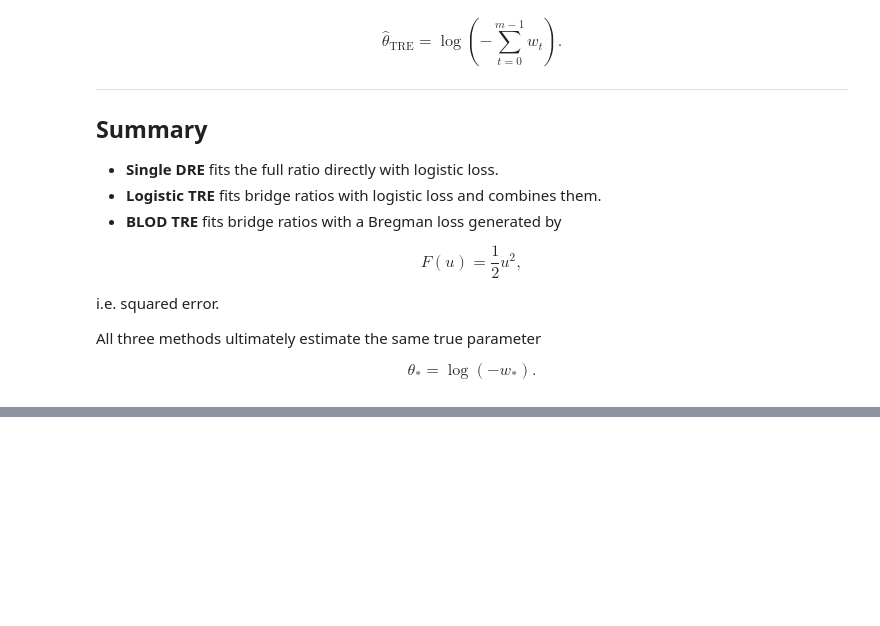
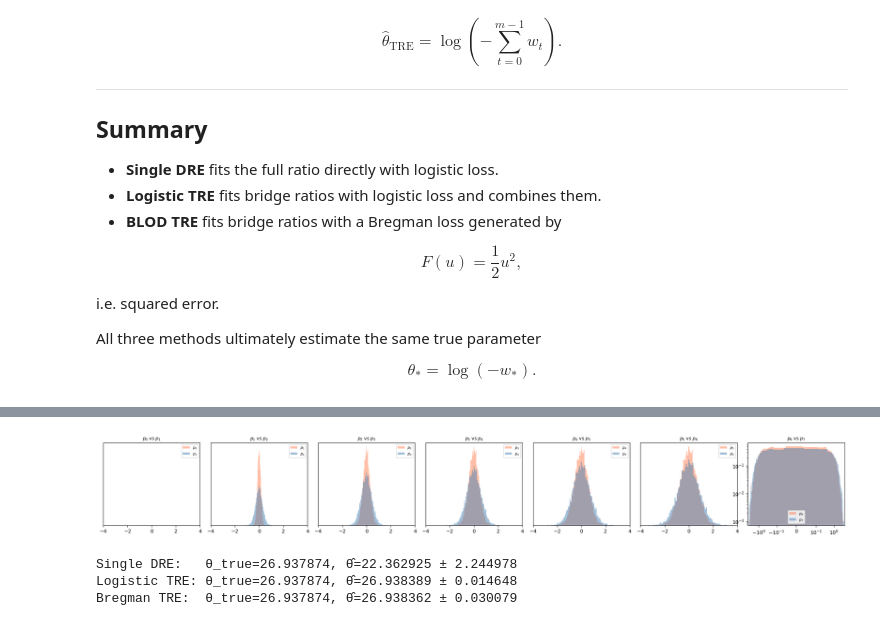
Before and after one commit to kostaspanagiotakis/BLOD, a Jupyter notebook: TRE/TRE_test.ipynb, the cells around one changed output, grey strips where cells are left out. Saved outputs shown, nothing was run; the diff lists cells and outputs as text; code cells hidden in the pictures; blank space fills up the shorter version.

```diff
--- a/TRE/TRE_test.ipynb
+++ b/TRE/TRE_test.ipynb
@@ -3021,0 +3342,44 @@ plot_mi_vs_dimension(
+# %%
+import numpy as np
+from scipy.stats import norm
+import matplotlib.pyplot as plt
+from scipy.optimize import minimize_scalar
+
+MU = 0.0
+p_0 = norm(MU, 1e-6)  # sharp target
+p_m = norm(MU, 1.0)   # broad reference
+# %%
+### Waymarks, bridges and ratios ###
+def make_waymarks(n, N=10_000):
+    a = np.linspace(p_0.std(), p_m.std(), n)
+    x0, xm = p_0.rvs(N, random_state=rng), p_m.rvs(N, random_state=rng)
+    return a, np.sqrt(1-a)[:,None]*x0 + a[:,None]*xm
+
+def make_bridge(n):
+    return [norm(MU, s) for s in np.geomspace(p_0.std(), p_m.std(), n)]
+# %%
+fig, axes = plt.subplots(1, 7, figsize=(21, 3))
+
+alphas, waymarks = make_waymarks(8)
+
+for k, ax in enumerate(axes):
+    xk  = waymarks[k]
+    xk1 = waymarks[k+1]
+
+    ax.hist(xk,  bins=80, density=True, alpha=0.5,
+            color="coral", label=f"$p_{k}$")
+    ax.hist(xk1, bins=80, density=True, alpha=0.5,
+            color="steelblue", label=f"$p_{{{k+1}}}$")
+
+    ax.set_xlim(-4, 4)          # ✅ fixed axis
+    ax.set_title(f"$p_{k}$ vs $p_{{{k+1}}}$", fontsize=9)
+    ax.legend(fontsize=7)
+    ax.set_yticks([])
+
+plt.tight_layout()
+ax.set_xscale("symlog", linthresh=0.1)
+ax.set_xlim(-4, 4)
+plt.yscale("log")   # ok for densities
+plt.show()
+# %% [output]
+[figure, added]
@@ -3021,0 +3465,16 @@ plot_mi_vs_dimension(
+# %%
+n_runs = 1000
+bridge = make_bridge(8)
+θ_true = true_theta(bridge[0], bridge[-1])
+
+dre = np.array([single_dre(bridge[0], bridge[-1], seed=i)[1] for i in range(n_runs)])
+log = np.array([run_tre(bridge, "logistic", seed=i)["theta_hat_total"] for i in range(n_runs)])
+bre = np.array([run_tre(bridge, "bregman",  seed=i)["theta_hat_total"] for i in range(n_runs)])
+
+print(f"Single DRE:   θ_true={θ_true:.6f}, θ̂={dre.mean():.6f} ± {dre.std():.6f}")
+print(f"Logistic TRE: θ_true={θ_true:.6f}, θ̂={log.mean():.6f} ± {log.std():.6f}")
+print(f"Bregman TRE:  θ_true={θ_true:.6f}, θ̂={bre.mean():.6f} ± {bre.std():.6f}")
+# %% [output]
+Single DRE:   θ_true=26.937874, θ̂=22.362925 ± 2.244978
+Logistic TRE: θ_true=26.937874, θ̂=26.938389 ± 0.014648
+Bregman TRE:  θ_true=26.937874, θ̂=26.938362 ± 0.030079
```
Also changed, not shown: parts of 22 cells of this notebook, 42 other files.
